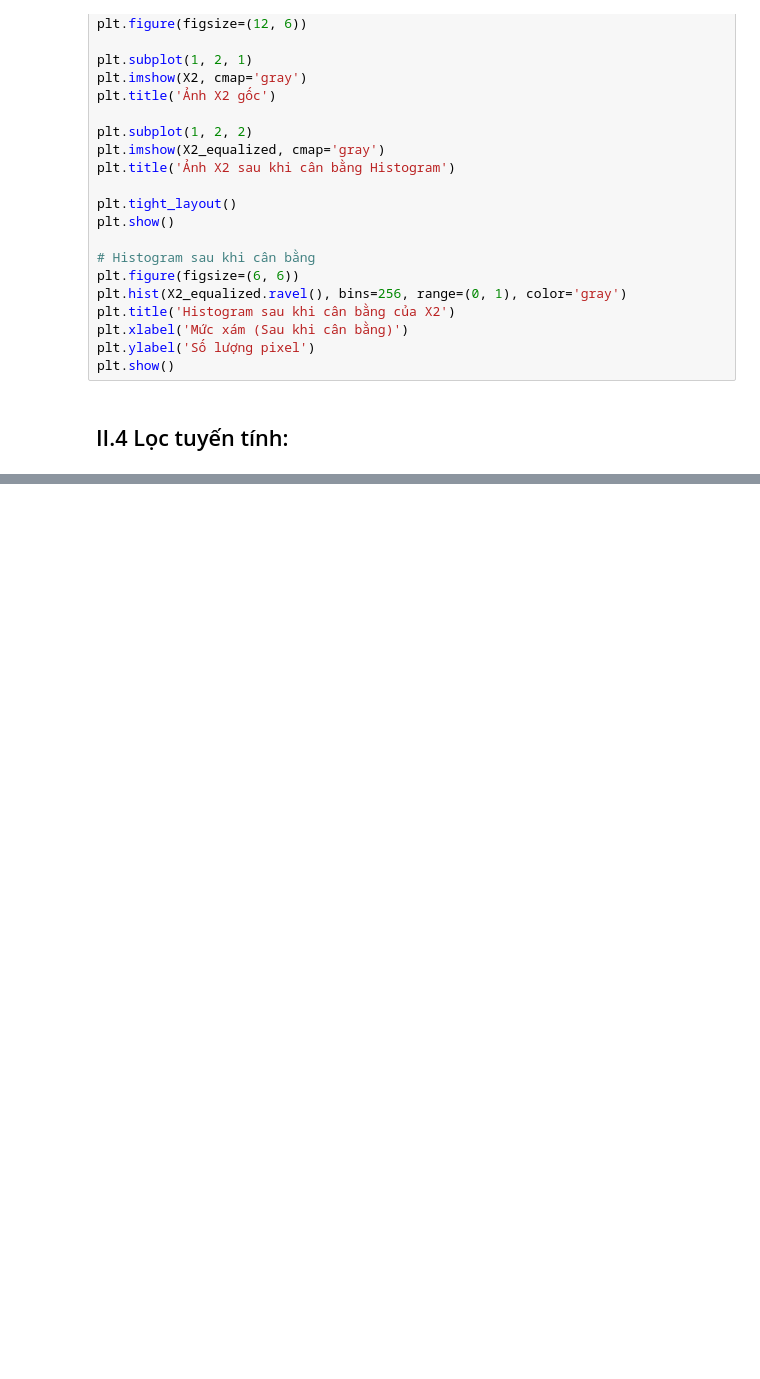
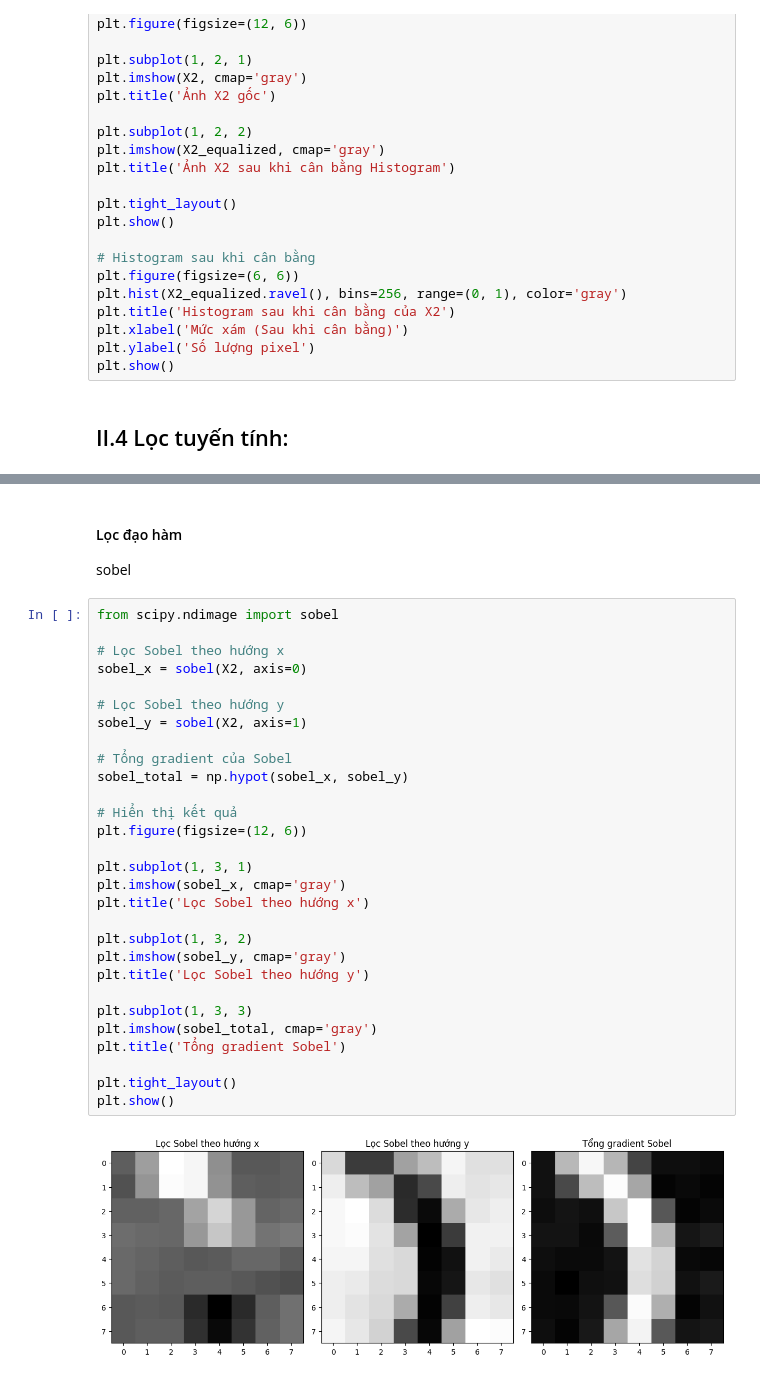
Before and after one commit to ndtwork/OpenCV-xu-ly-anh2.0, a Jupyter notebook: notebook/baitap.ipynb, the cells around one changed output, grey strips where cells are left out. Saved outputs shown, nothing was run; the diff lists cells and outputs as text; blank space fills up the shorter version.

```diff
--- a/notebook/baitap.ipynb
+++ b/notebook/baitap.ipynb
@@ -126,0 +159,34 @@ plt.show()
+# %% [markdown]
+#### Lọc đạo hàm
+sobel
+# %%
+from scipy.ndimage import sobel
+
+# Lọc Sobel theo hướng x
+sobel_x = sobel(X2, axis=0)
+
+# Lọc Sobel theo hướng y
+sobel_y = sobel(X2, axis=1)
+
+# Tổng gradient của Sobel
+sobel_total = np.hypot(sobel_x, sobel_y)
+
+# Hiển thị kết quả
+plt.figure(figsize=(12, 6))
+
+plt.subplot(1, 3, 1)
+plt.imshow(sobel_x, cmap='gray')
+plt.title('Lọc Sobel theo hướng x')
+
+plt.subplot(1, 3, 2)
+plt.imshow(sobel_y, cmap='gray')
+plt.title('Lọc Sobel theo hướng y')
+
+plt.subplot(1, 3, 3)
+plt.imshow(sobel_total, cmap='gray')
+plt.title('Tổng gradient Sobel')
+
+plt.tight_layout()
+plt.show()
+# %% [output]
+[figure, added]
```
Also changed, not shown: parts of 8 cells of this notebook, 2 other files.
